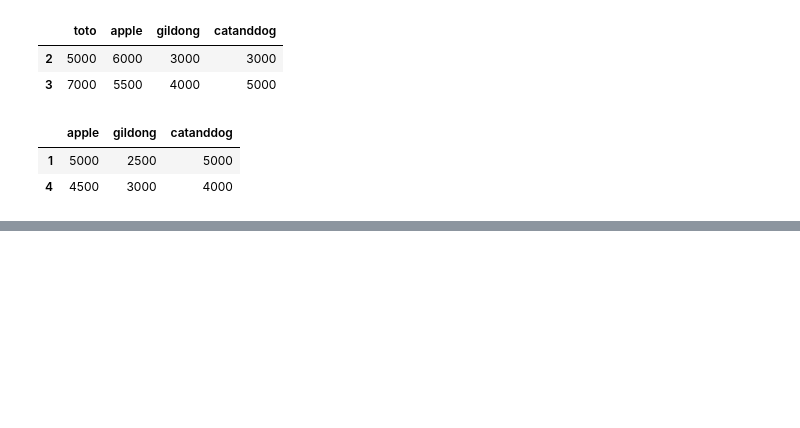
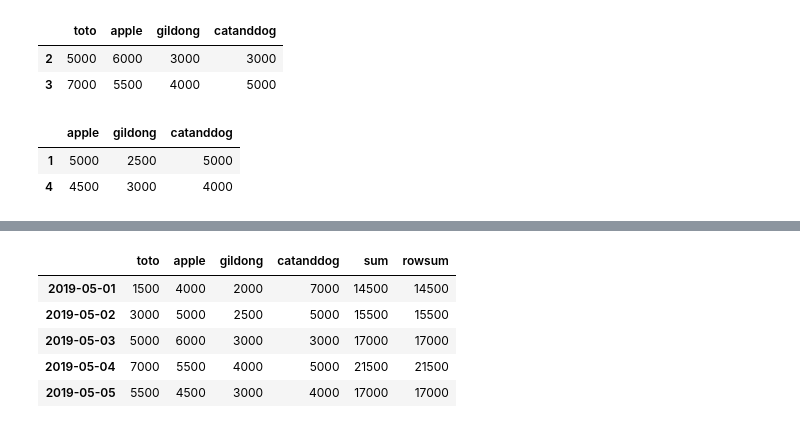
Before and after one commit to jinubot07/LikeLion_13th_DataCourse, a Jupyter notebook: web_visualization/20210916_pd_sns[MAC].ipynb, the cells around one changed output, grey strips where cells are left out. Cells and saved outputs as stored; diff of their text form; code cells hidden in the pictures; blank space fills up the shorter version.

```diff
--- a/web_visualization/20210916_pd_sns[MAC].ipynb
+++ b/web_visualization/20210916_pd_sns[MAC].ipynb
@@ -440,0 +444,4 @@ team_df.iloc[[1,4],1:4]
+# %%
+idx_date = pd.date_range(start="2019-05-01",end="2019-05-05").tolist()
+team_df.index = idx_date
+team_df
@@ -440,0 +639,5 @@ team_df.iloc[[1,4],1:4]
+# %%
+sum = team_df[['toto','apple','gildong','catanddog']].sum(axis=1)
+team_df['sum'] = sum
+print(sum)
+print(team_df)
@@ -440,0 +657,11 @@ team_df.iloc[[1,4],1:4]
+# %%
+team_df['rowsum'] = team_df.loc[:,'toto':'catanddog'].sum(axis=1)
+#del team_df['rowsum']
+team_df
+# %% [output]
+|  | toto | apple | gildong | catanddog | sum | rowsum |
+| 2019-05-01 | 1500 | 4000 | 2000 | 7000 | 14500 | 14500 |
+| 2019-05-02 | 3000 | 5000 | 2500 | 5000 | 15500 | 15500 |
+| 2019-05-03 | 5000 | 6000 | 3000 | 3000 | 17000 | 17000 |
+| 2019-05-04 | 7000 | 5500 | 4000 | 5000 | 21500 | 21500 |
+| 2019-05-05 | 5500 | 4500 | 3000 | 4000 | 17000 | 17000 |
```
Also changed, not shown: parts of 29 cells of this notebook, 1 other file.
